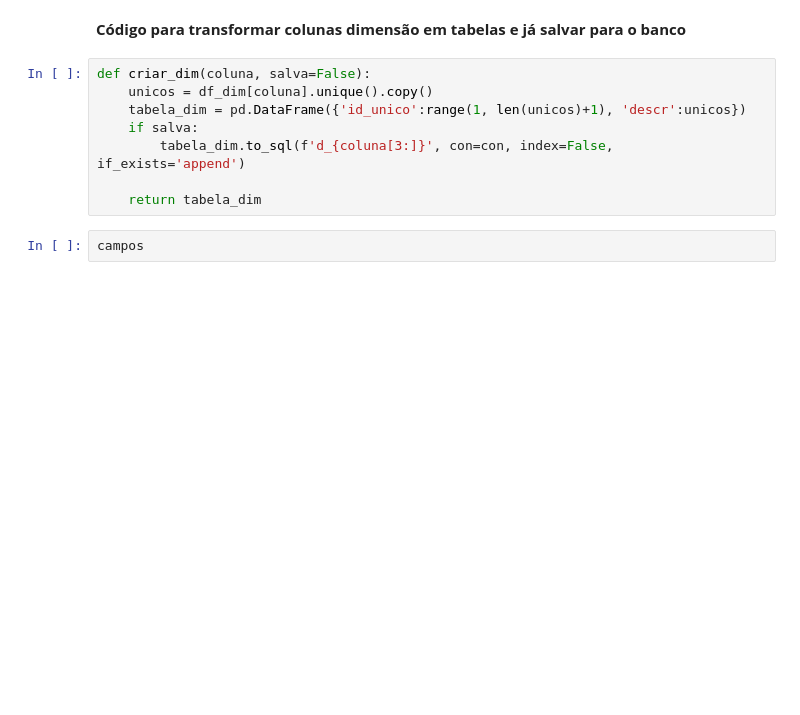
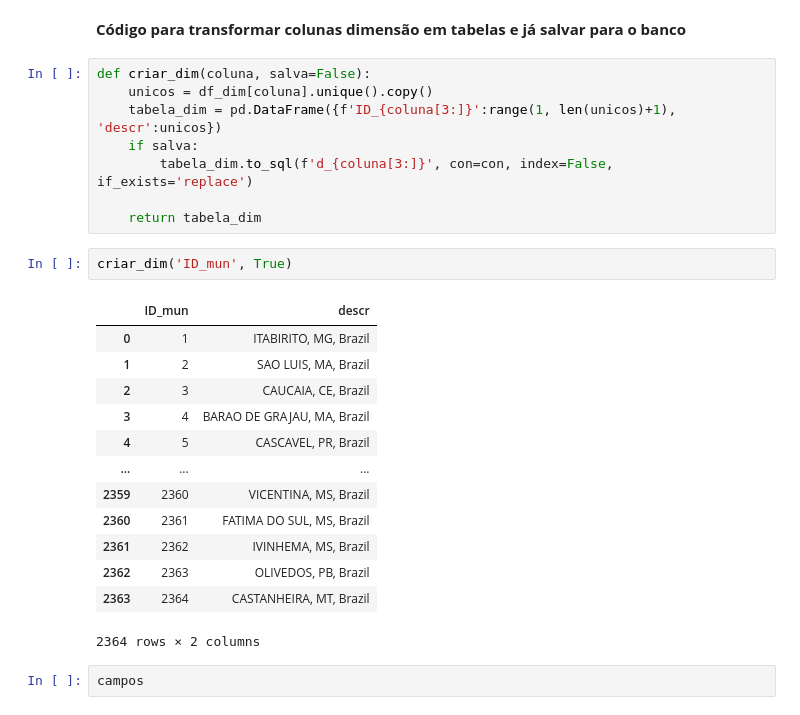
Before and after one commit to KPxto/pucminas_tcc_mba, a Jupyter notebook: tratamento_tcc_completo.ipynb, the cells around one changed output. Drawn from its saved outputs; the diff is of its cells as text; blank space fills up the shorter version.

```diff
--- a/tratamento_tcc_completo.ipynb
+++ b/tratamento_tcc_completo.ipynb
@@ -276,11 +279,27 @@ df_dim = df[campos].copy()
 # %%
 def criar_dim(coluna, salva=False):
     unicos = df_dim[coluna].unique().copy()
-    tabela_dim = pd.DataFrame({'id_unico':range(1, len(unicos)+1), 'descr':unicos})
+    tabela_dim = pd.DataFrame({f'ID_{coluna[3:]}':range(1, len(unicos)+1), 'descr':unicos})
     if salva:
-        tabela_dim.to_sql(f'd_{coluna[3:]}', con=con, index=False, if_exists='append')
+        tabela_dim.to_sql(f'd_{coluna[3:]}', con=con, index=False, if_exists='replace')
 
     return tabela_dim
+# %%
+criar_dim('ID_mun', True)
+# %% [output]
+|  | ID_mun | descr |
+| 0 | 1 | ITABIRITO, MG, Brazil |
+| 1 | 2 | SAO LUIS, MA, Brazil |
+| 2 | 3 | CAUCAIA, CE, Brazil |
+| 3 | 4 | BARAO DE GRAJAU, MA, Brazil |
+| 4 | 5 | CASCAVEL, PR, Brazil |
+| ... | ... | ... |
+| 2359 | 2360 | VICENTINA, MS, Brazil |
+| 2360 | 2361 | FATIMA DO SUL, MS, Brazil |
+| 2361 | 2362 | IVINHEMA, MS, Brazil |
+| 2362 | 2363 | OLIVEDOS, PB, Brazil |
+| 2363 | 2364 | CASTANHEIRA, MT, Brazil |
+2364 rows × 2 columns
 # %%
 campos
 # %% [output]
```
Also changed, not shown: parts of 24 cells of this notebook.
